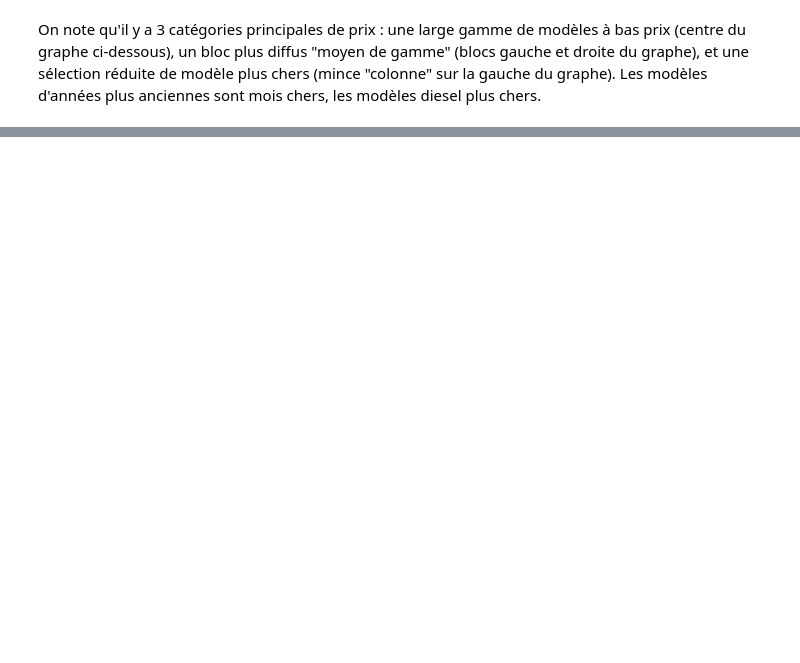
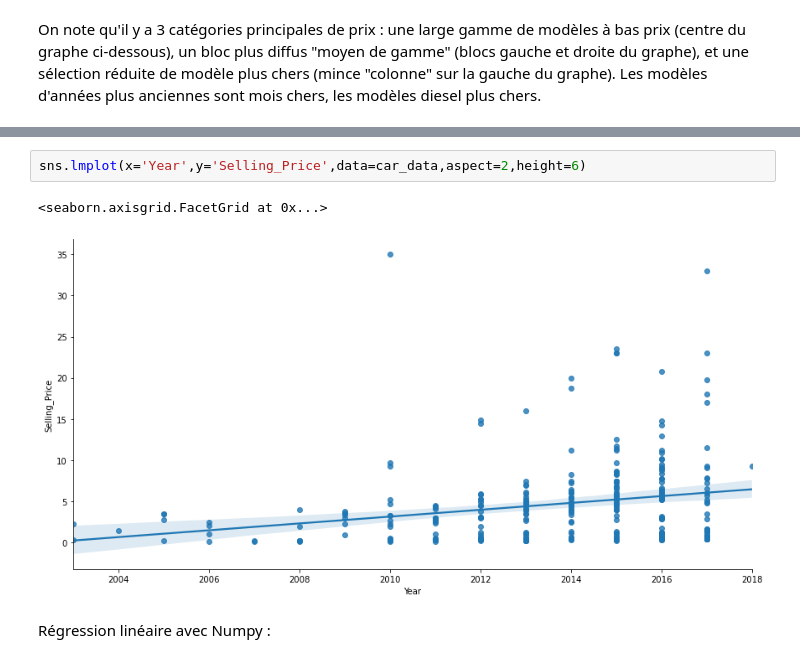
Before and after one commit to archenju/cardata, a Jupyter notebook: 20201102_CarData_Julien.ipynb, the cells around one changed output, grey strips where cells are left out. Drawn from its saved outputs; the diff is of its cells as text; blank space fills up the shorter version.

Commit message:
updated CarData

```diff
--- a/20201102_CarData_Julien.ipynb
+++ b/20201102_CarData_Julien.ipynb
@@ -128,3 +133,10 @@ sb.regplot(x="Year", y="Selling_Price", data=car_data)
 # %% [output]
 <AxesSubplot:xlabel='Year', ylabel='Selling_Price'>
 [figure]
+# %%
+sns.lmplot(x='Year',y='Selling_Price',data=car_data,aspect=2,height=6)
+# %% [output]
+<seaborn.axisgrid.FacetGrid at 0x...>
+[figure, added]
+# %% [markdown]
+Régression linéaire avec Numpy :
```
Also changed, not shown: parts of 26 cells of this notebook.
